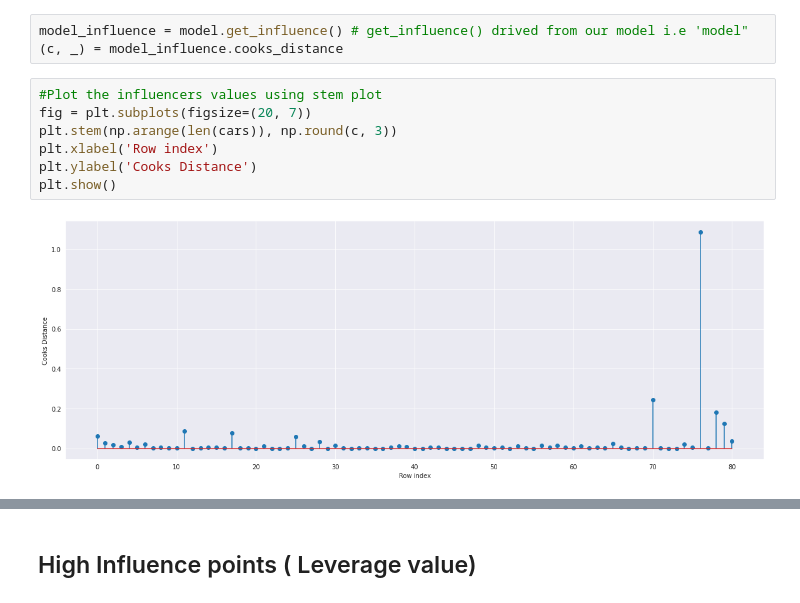
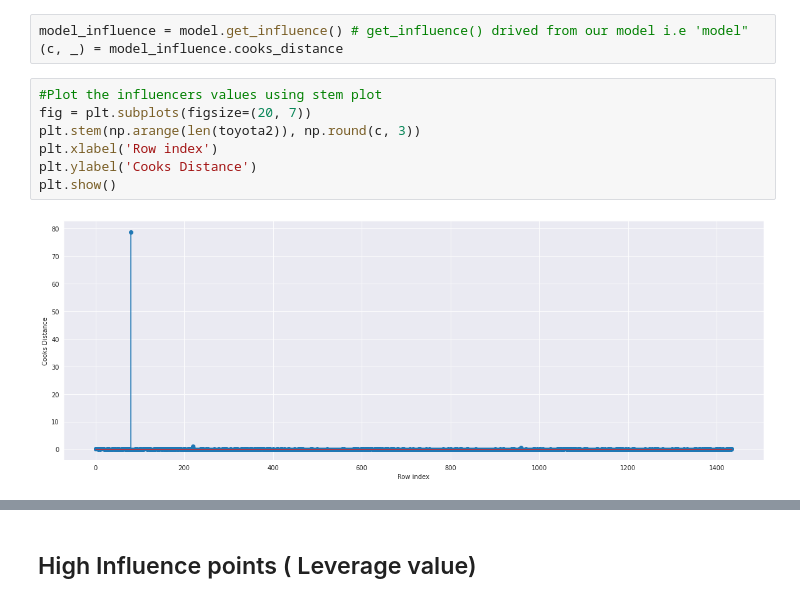
Before and after one commit to RiteshopShrivastava/Assignment_5_Multi_Linear_Regression_Toyota, a Jupyter notebook: Assignment_5_MLR_Toyota_Corolla.ipynb, the cells around one changed output, grey strips where cells are left out. Drawn from its saved outputs; the diff is of its cells as text.

```diff
--- a/Assignment_5_MLR_Toyota_Corolla.ipynb
+++ b/Assignment_5_MLR_Toyota_Corolla.ipynb
@@ -439,12 +463,12 @@ model_influence = model.get_influence() # get_influence() drived from our model
 # %%
 #Plot the influencers values using stem plot
 fig = plt.subplots(figsize=(20, 7))
-plt.stem(np.arange(len(cars)), np.round(c, 3))
+plt.stem(np.arange(len(toyota2)), np.round(c, 3))
 plt.xlabel('Row index')
 plt.ylabel('Cooks Distance')
 plt.show()
 # %% [output]
-[figure, old version]
+[figure, new version]
 # %%
 #index and value of influencer where c is more than .5
 (np.argmax(c),np.max(c))
```
Also changed, not shown: parts of 13 cells of this notebook.
